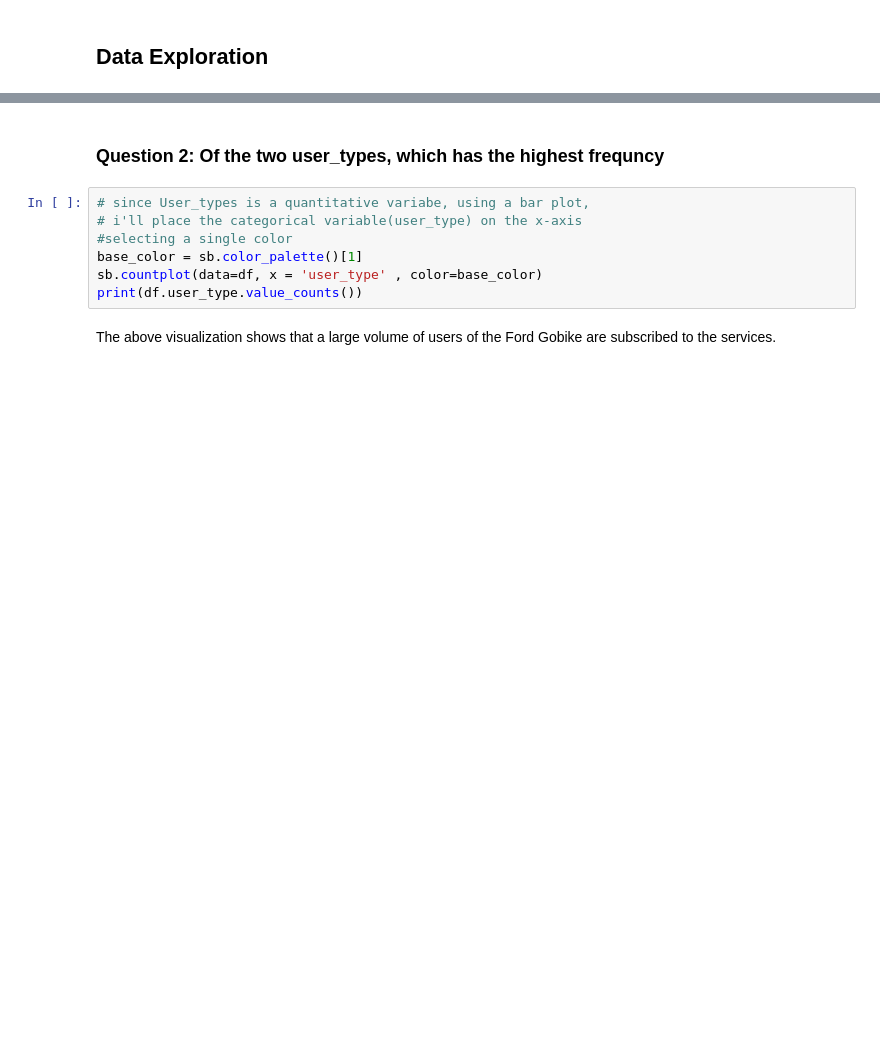
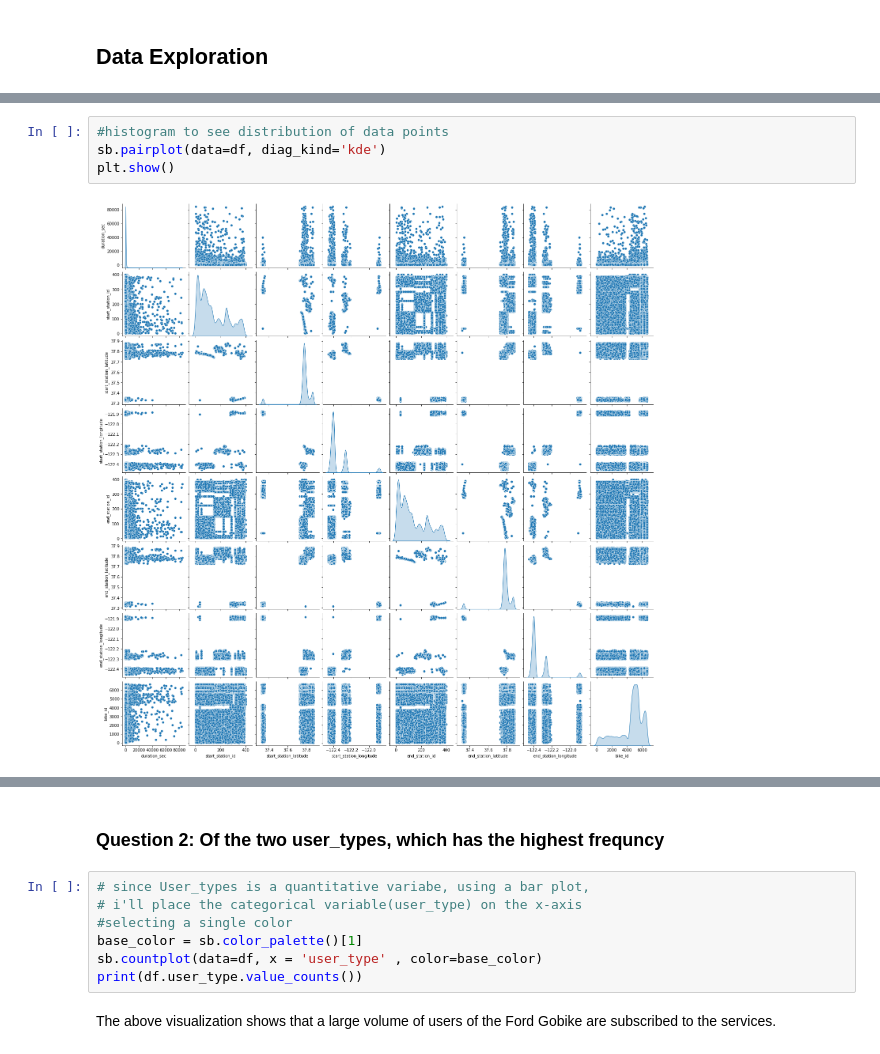
Before and after one commit to I-Sobe/Ford-GoBike-System-Data, a Jupyter notebook: script/Part_I_exploration_template.ipynb, the cells around one changed output, grey strips where cells are left out. Saved outputs shown, nothing was run; the diff lists cells and outputs as text; blank space fills up the shorter version.

```diff
--- a/script/Part_I_exploration_template.ipynb
+++ b/script/Part_I_exploration_template.ipynb
@@ -290,0 +342,6 @@ df.describe()
+# %%
+#histogram to see distribution of data points
+sb.pairplot(data=df, diag_kind='kde')
+plt.show()
+# %% [output]
+[figure, added]
```
Also changed, not shown: parts of 17 cells of this notebook.
